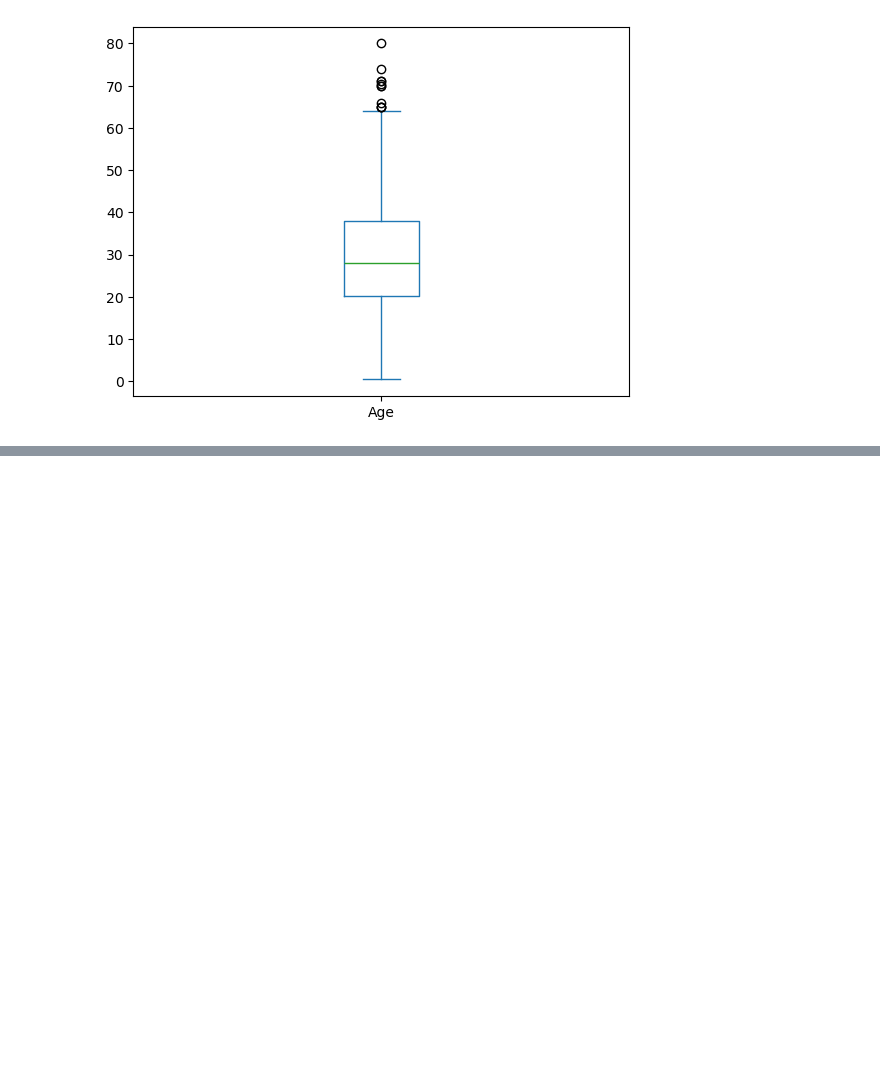
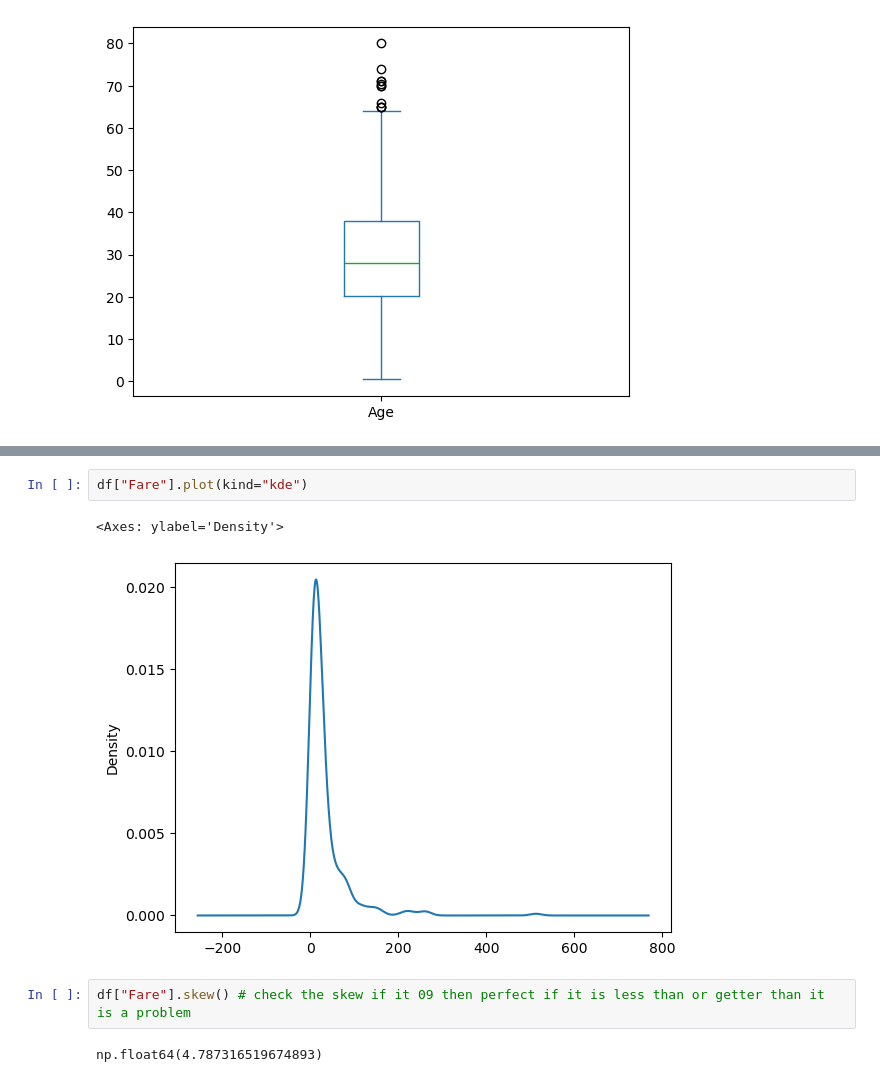
Before and after one commit to ipartzix/AI-ML-ENGINEERING-JOURNY, a Jupyter notebook: 10_Projects/02_Titanic_EDA_Project/notebooks/eda_analysis.ipynb, the cells around one changed output, grey strips where cells are left out. Saved outputs shown, nothing was run; the diff lists cells and outputs as text; blank space fills up the shorter version.

```diff
--- a/10_Projects/02_Titanic_EDA_Project/notebooks/eda_analysis.ipynb
+++ b/10_Projects/02_Titanic_EDA_Project/notebooks/eda_analysis.ipynb
@@ -74,0 +103,9 @@ df[df["Age"]>65]
+# %%
+df["Fare"].plot(kind="kde")
+# %% [output]
+<Axes: ylabel='Density'>
+[figure, added]
+# %%
+df["Fare"].skew() # check the skew if it 09 then perfect if it is less than or getter than it is a problem
+# %% [output]
+np.float64(4.787316519674893)
```
Also changed, not shown: parts of 9 cells of this notebook.
